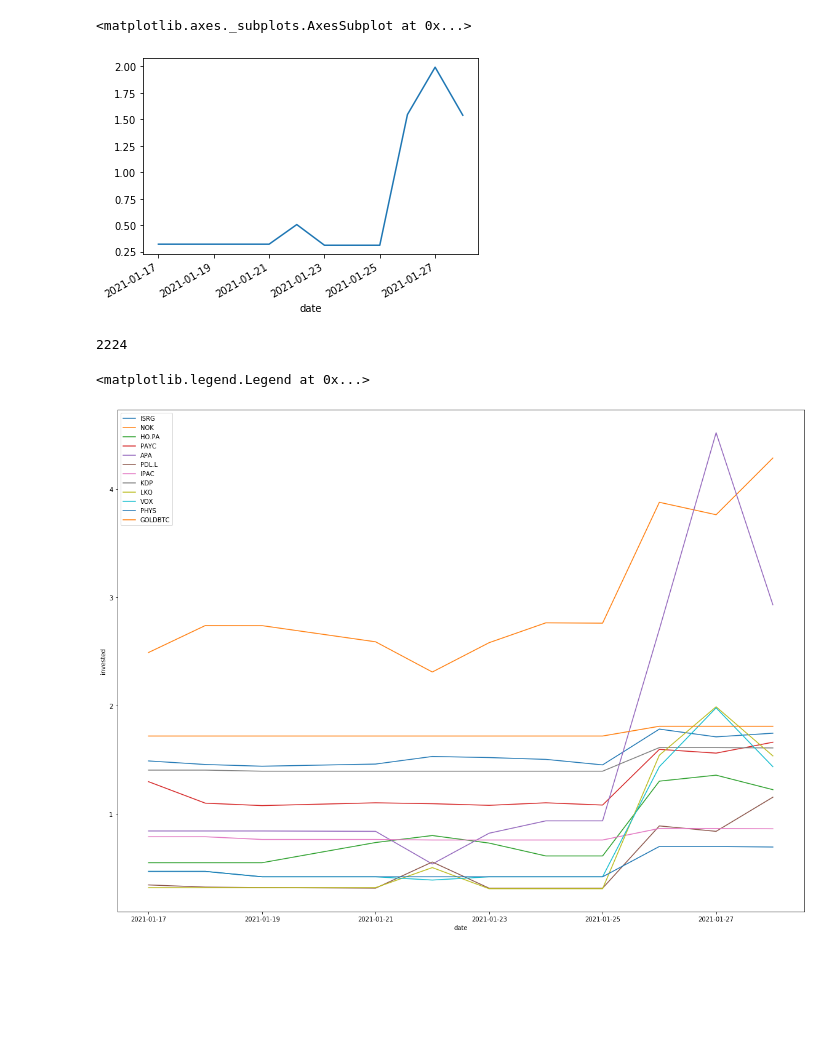
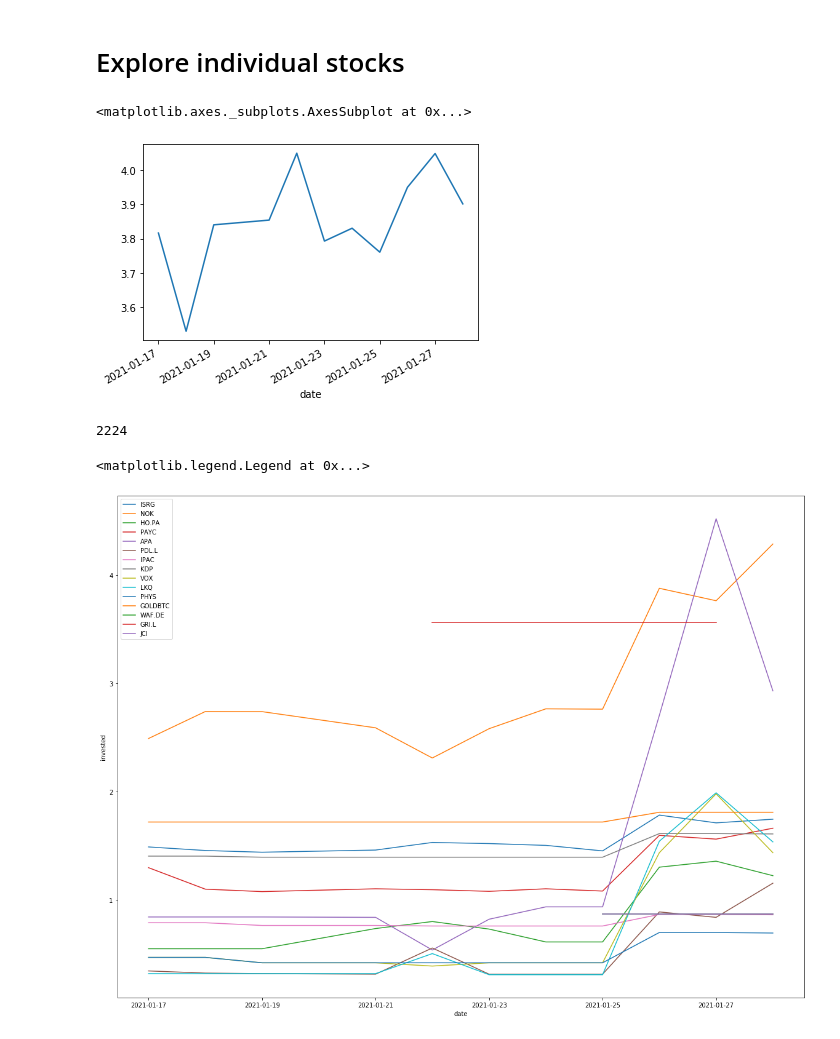
Before and after one commit to bstanie/beautiful-creature, a Jupyter notebook: notebooks/stock_advisor.ipynb, the cells around one changed output. Cells and saved outputs as stored; diff of their text form; code cells hidden in the pictures; blank space fills up the shorter version.

Commit message:
explore etoro data public data

```diff
--- a/notebooks/stock_advisor.ipynb
+++ b/notebooks/stock_advisor.ipynb
@@ -65,0 +48,20 @@ summ = summ.sort_values('count',ascending=False,inplace=False)
+# %%
+investor_portfolio = load_investor_portfolio()
+investor_summary = load_investor_summary()
+
+investor_summary_df = pd.DataFrame(investor_summary)
+df = pd.DataFrame(investor_portfolio)
+df = df.astype({'invested': 'float32'})
+df["date"] = pd.to_datetime(df["date"],format='%y-%m-%d')
+
+investor_mapping = dict(zip(investor_summary_df["CustomerId"],investor_summary_df["UserName"]))
+investor_summary_df = investor_summary_df.set_index("CustomerId")
+investor_summary_df = investor_summary_df[['Gain', 'DailyGain', 'ThisWeekGain', 'RiskScore', 'MaxDailyRiskScore',
+       'MaxMonthlyRiskScore', 'Copiers', 'CopyTradesPct', 'Trades', 'WinRatio',
+       'DailyDD', 'WeeklyDD', 'ActiveWeeks']]
+
+for col in investor_summary_df:
+    investor_summary_df[col] = investor_summary_df[col].apply(lambda x: str(x).replace("$","").replace("+","").replace("M","")).astype(np.float32)
+
+
+investor_summary = StandardScaler().fit_transform(investor_summary_df)
@@ -77,19 +169,21 @@ summ
+# %% [markdown]
+# Explore individual stocks
 # %%
-df[df.company=='LKQ'].groupby('date')['invested'].mean().plot()
+df[df.company=='MSFT'].groupby('date')['invested'].mean().plot()
 # %% [output]
 <matplotlib.axes._subplots.AxesSubplot at 0x...>
-[figure, old version]
+[figure, new version]
 # %%
 len(df.company.unique())
 # %% [output]
 2224
 # %%
 plt.figure(figsize=(20,15))
-for stock_name in df.company.value_counts()[:2000].index:
+for stock_name in df.company.value_counts().index:
     plot_data = df[df.company==stock_name].groupby('date')['invested'].mean()
     if plot_data[-3:].mean() > plot_data[:-3].mean() + 2*plot_data.std():
         sns.lineplot(x=plot_data.index,y=plot_data,label=stock_name)
 plt.legend()
 # %% [output]
 <matplotlib.legend.Legend at 0x...>
-[figure, old version]
+[figure, new version]
```
Also changed, not shown: parts of 11 cells of this notebook.
